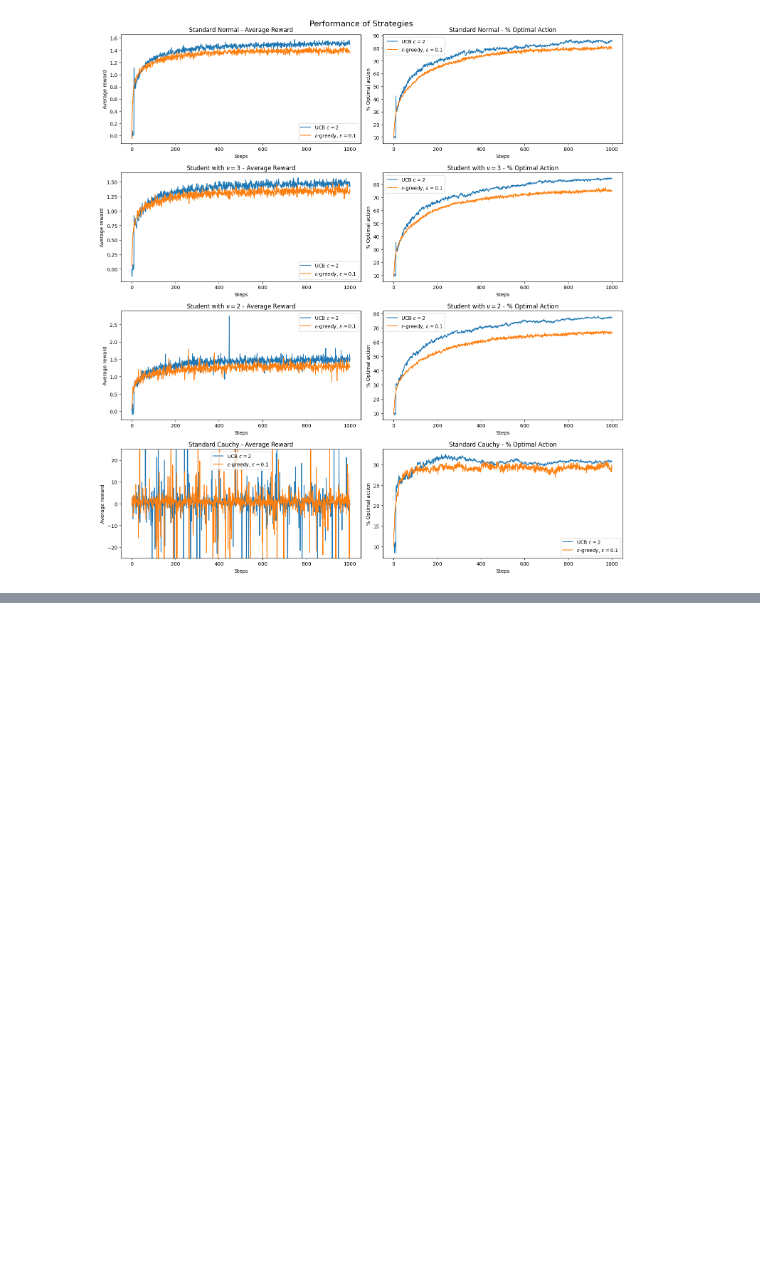
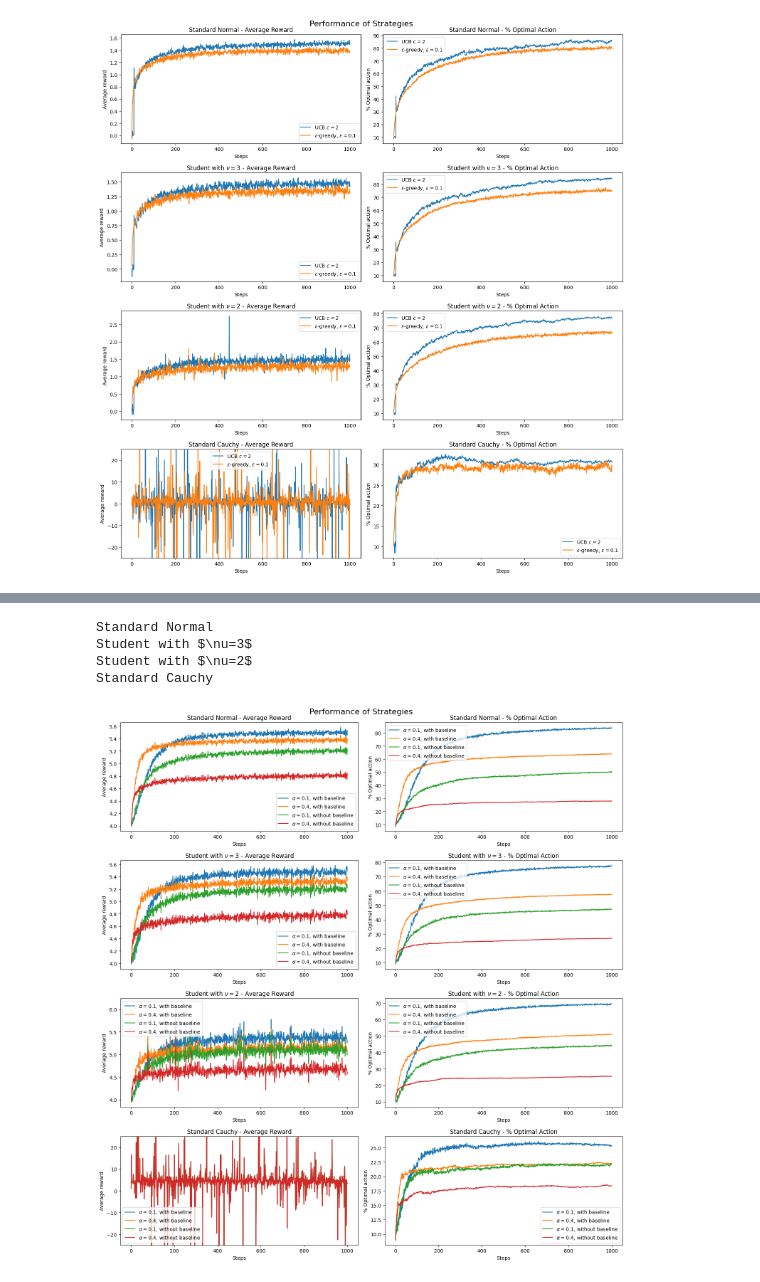
Before and after one commit to davynchi/diploma, a Jupyter notebook: bandit_tester.ipynb, the cells around one changed output, grey strips where cells are left out. Saved outputs shown, nothing was run; the diff lists cells and outputs as text; code cells hidden in the pictures; blank space fills up the shorter version.

Commit message:
Added gradient bandits

```diff
--- a/bandit_tester.ipynb
+++ b/bandit_tester.ipynb
@@ -276,0 +304,33 @@ plot_strategies_results(average_rewards, optimal_actions, labels, set_ylim)
+# %%
+loc_sampler = lambda size: norm.rvs(size=size) + 4
+biased_distributions_params = [{'sigma': 1, 'loc_sampler': loc_sampler},
+                        {'mu': 3, 'loc_sampler': loc_sampler},
+                        {'mu': 2, 'loc_sampler': loc_sampler},
+                        {'gamma': 1, 'loc_sampler': loc_sampler}]
+# %%
+strategies = [GradientBandit, GradientBandit, GradientBandit, GradientBandit]
+strategies_params = [{'baseline': True, 'step_size': lambda _: 0.1},
+                     {'baseline': True, 'step_size': lambda _: 0.4},
+                     {'baseline': False, 'step_size': lambda _: 0.1},
+                     {'baseline': False, 'step_size': lambda _: 0.4}]
+# %%
+average_rewards, optimal_actions = compare_strategies(distributions, biased_distributions_params, distributions_names, strategies, strategies_params)
+# %% [output]
+Standard Normal
+Student with $\nu=3$
+Student with $\nu=2$
+Standard Cauchy
+# %%
+labels = [r"$\alpha=0.1$, with baseline",
+          r"$\alpha=0.4$, with baseline",
+          r"$\alpha=0.1$, without baseline",
+          r"$\alpha=0.4$, without baseline"]
+
+def set_ylim(key: str, i: int, axes_flat) -> None:
+    # Special adjustments for the last row (Standard Cauchy)
+    if key == "Standard Cauchy":
+        axes_flat[2 * i].set_ylim(-25, 25)  # Set x-axis limits for average reward
+# %%
+plot_strategies_results(average_rewards, optimal_actions, labels, set_ylim)
+# %% [output]
+[figure, added]
```
Also changed, not shown: parts of 4 cells of this notebook.
